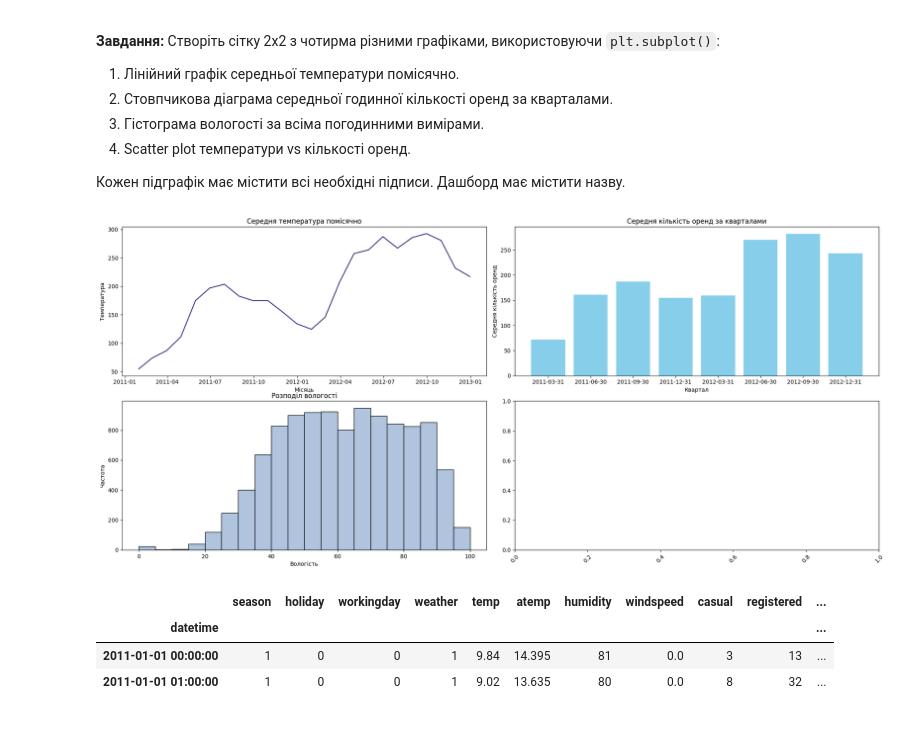
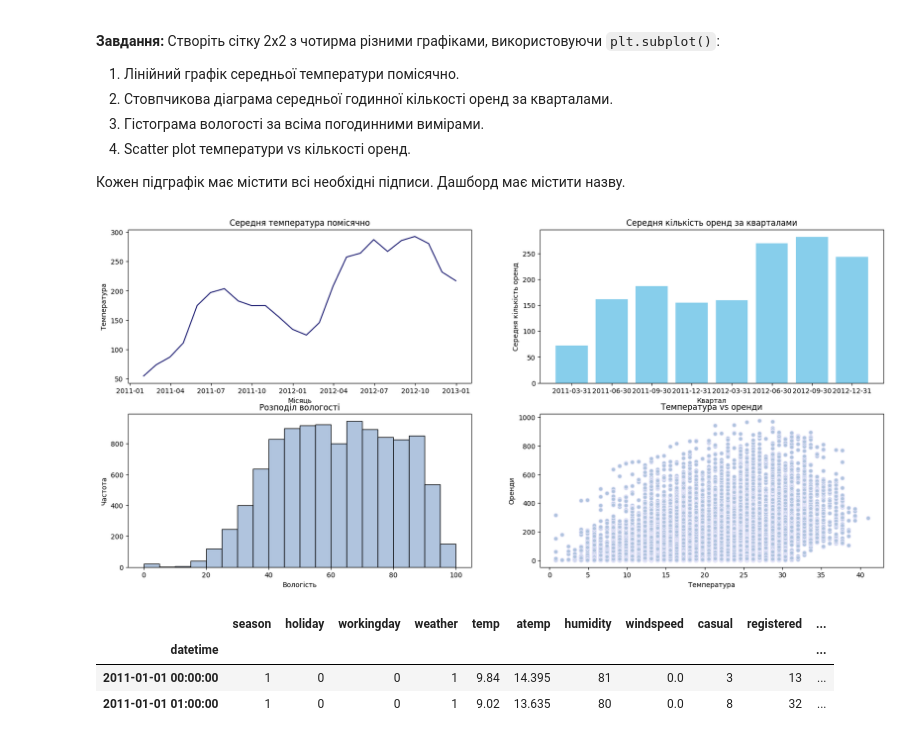
Before and after one commit to zaporozhetsalena/MidTerm-Project.-Metrocar-Data-Analysis, a Jupyter notebook: hw_11_2_matplotlib.ipynb, the cells around one changed output. Saved outputs shown, nothing was run; the diff lists cells and outputs as text; code cells hidden in the pictures.

```diff
--- a/hw_11_2_matplotlib.ipynb
+++ b/hw_11_2_matplotlib.ipynb
@@ -170,28 +170,34 @@ humidity = df['humidity']
 # %%
 fig, ax = plt.subplots(2,2,figsize=(20,9))
 
 # Графік 1
 ax[0,0].plot(monthly_temperature.index, monthly_temperature.values, color='midnightblue')
 ax[0,0].set_title("Середня температура помісячно")
 ax[0,0].set_xlabel("Місяць")
 ax[0,0].set_ylabel("Температура");
 
 # Графік 2
 ax[0,1].bar(quarter_rentals.index.astype(str),
     quarter_rentals.values,color='skyblue')
 ax[0,1].set_title("Середня кількість оренд за кварталами")
 ax[0,1].set_xlabel("Квартал")
-ax[0,1].set_ylabel("Середня кількість оренд")
-plt.xticks(rotation=45)
-plt.tight_layout();
+ax[0,1].set_ylabel("Середня кількість оренд");
 
 # Графік 3
 ax[1,0].hist(humidity, bins=20, color='lightsteelblue',edgecolor='black')
 ax[1,0].set_title("Розподіл вологості")
 ax[1,0].set_xlabel("Вологість")
 ax[1,0].set_ylabel("Частота");
+
+# Графік 4
+ax[1,1].scatter(df['temp'], df['count'],
+                color='lightsteelblue',
+                edgecolor='lavender')
+ax[1,1].set_title("Температура vs оренди")
+ax[1,1].set_xlabel("Температура")
+ax[1,1].set_ylabel("Оренди");
 # %% [output]
-[figure, old version]
+[figure, new version]
 # %%
 df.head(2)
 # %% [output]
```
Also changed, not shown: parts of 4 cells of this notebook.
